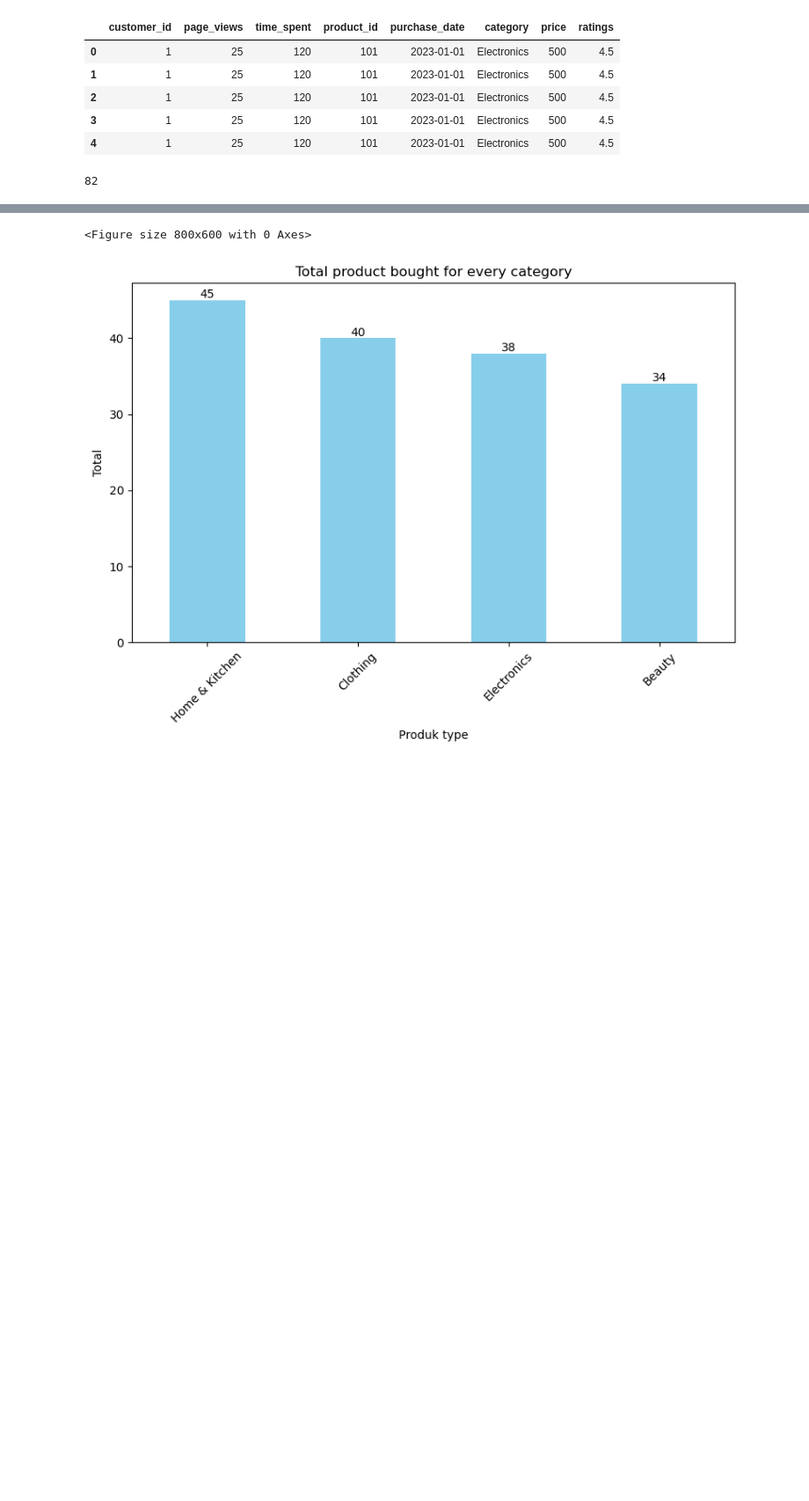
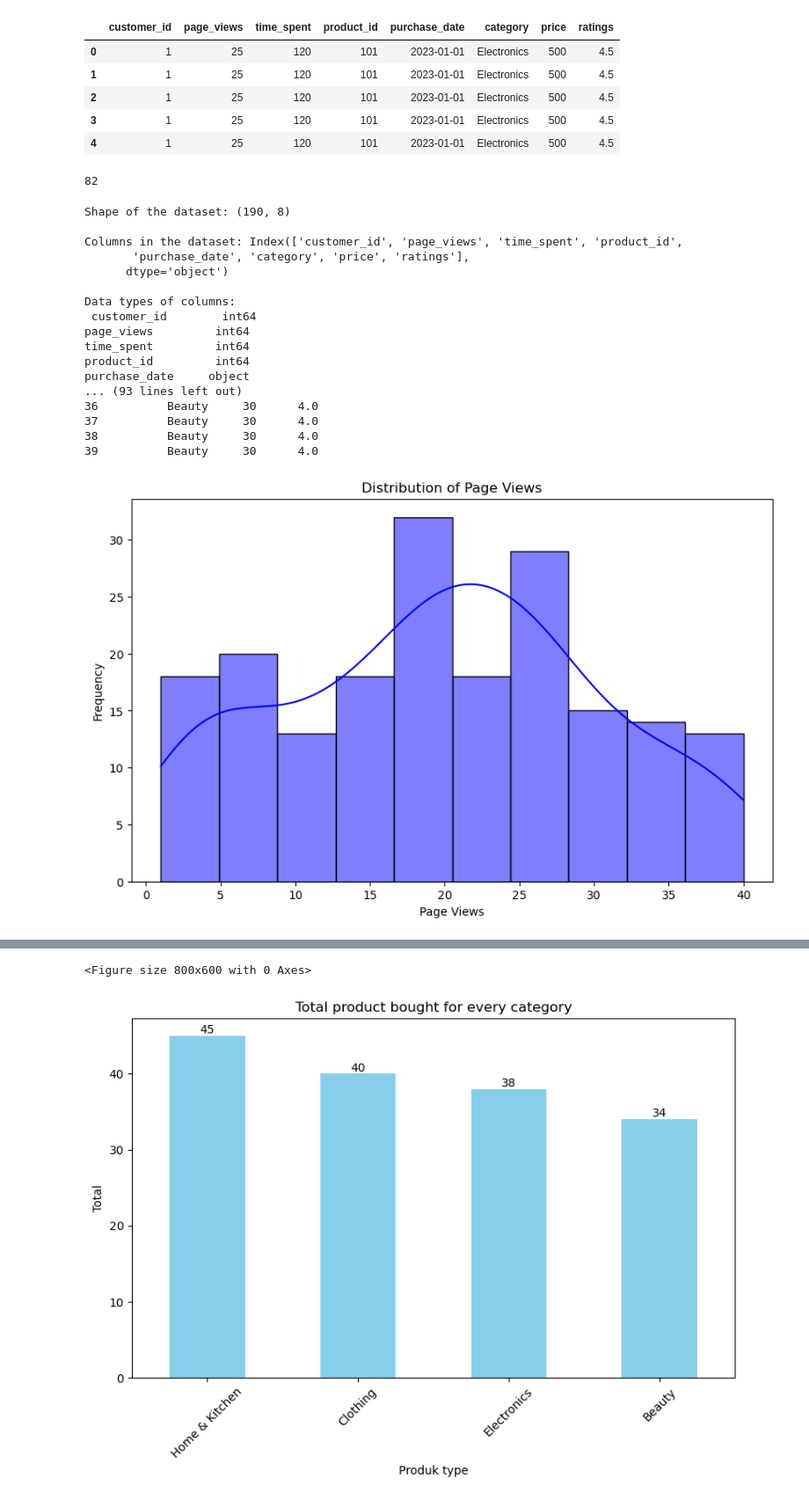
Before and after one commit to aminahnurrahmawati/recomender_system, a Jupyter notebook: Recomendation System/EDA.ipynb, the cells around one changed output, grey strips where cells are left out. Shown at 88% size. Cells and saved outputs as stored; diff of their text form; code cells hidden in the pictures; blank space fills up the shorter version.

```diff
--- a/Recomendation System/EDA.ipynb
+++ b/Recomendation System/EDA.ipynb
@@ -24,3 +24,64 @@ df['customer_id'].nunique()
 82
 # %%
 df = df.drop_duplicates() #drop duplicates data
+# %%
+import pandas as pd
+import matplotlib.pyplot as plt
+import seaborn as sns
+
+# Display basic information about the dataset
+print("Shape of the dataset:", df.shape)
+print("\nColumns in the dataset:", df.columns)
+print("\nData types of columns:\n", df.dtypes)
+
+# Display summary statistics
+print("\nSummary Statistics:\n", df.describe())
+
+# Check for missing values
+print("\nMissing Values:\n", df.isnull().sum())
+
+# Check for duplicate rows
+duplicate_rows = df[df.duplicated()]
+print("\nDuplicate Rows:\n", duplicate_rows)
+
+# Visualize distribution of numerical features
+plt.figure(figsize=(10, 6))
+sns.histplot(df['page_views'], bins=10, kde=True, color='blue')
+plt.title('Distribution of Page Views')
+plt.xlabel('Page Views')
+plt.ylabel('Frequency')
+plt.show()
+
+plt.figure(figsize=(10, 6))
+sns.histplot(df['time_spent'], bins=10, kde=True, color='green')
+plt.title('Distribution of Time Spent')
+plt.xlabel('Time Spent (minutes)')
+plt.ylabel('Frequency')
+plt.show()
+
+# Visualize categorical features
+plt.figure(figsize=(10, 6))
+sns.countplot(data=df, x='category')
+plt.title('Count of Categories')
+plt.xlabel('Category')
+plt.ylabel('Count')
+plt.show()
+# %% [output]
+Shape of the dataset: (190, 8)
+
+Columns in the dataset: Index(['customer_id', 'page_views', 'time_spent', 'product_id',
+       'purchase_date', 'category', 'price', 'ratings'],
+      dtype='object')
+
+Data types of columns:
+ customer_id        int64
+page_views         int64
+time_spent         int64
+product_id         int64
+purchase_date     object
+... (93 lines left out)
+36          Beauty     30      4.0
+37          Beauty     30      4.0
+38          Beauty     30      4.0
+39          Beauty     30      4.0
+[figure, added]
```
Also changed, not shown: parts of 2 cells of this notebook, 1 other file.
